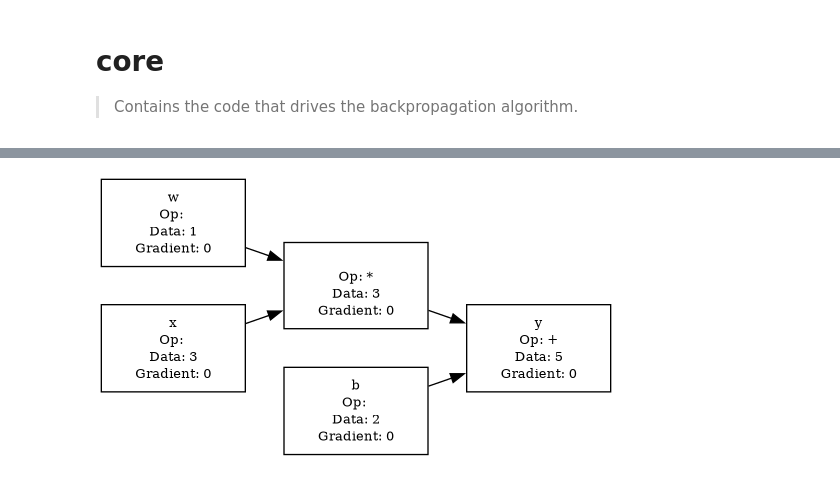
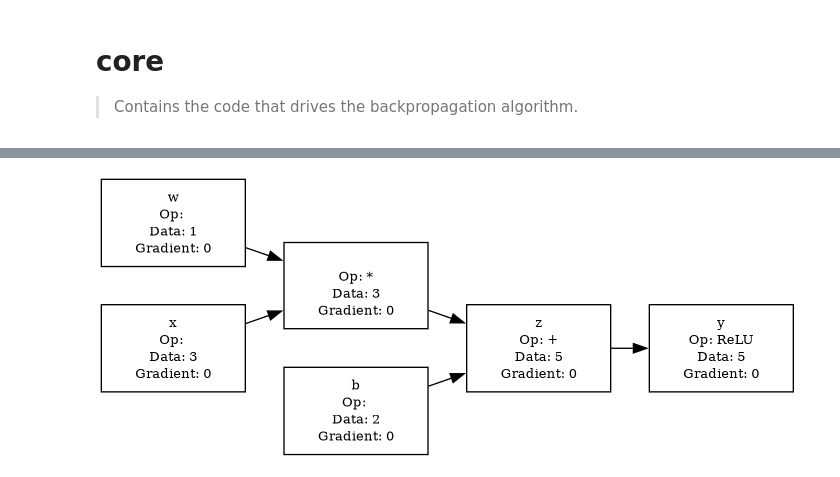
Before and after one commit to LawJarp-A/my-autograd, a Jupyter notebook: nbs/00_core.ipynb, the cells around one changed output, grey strips where cells are left out. Drawn from its saved outputs; the diff is of its cells as text; code cells hidden in the pictures.

Commit message:
add pow and relu

```diff
--- a/nbs/00_core.ipynb
+++ b/nbs/00_core.ipynb
@@ -12,9 +12,7 @@ from nbdev.showdoc import *
 
 # This class stores the Scalar values that we will use that contain the backpropagation information
 class Value:
-    '''
-    A scalar value that holds a gradient and a data value
-    '''
+    "This class stores the Scalar values that we will use that contain the backpropagation information"
     def __init__(self, data, _children=(), _op='', label=""):
         self.data = data
         self.grad = 0
@@ -30,6 +28,7 @@ class Value:
 
     # Addition
     def __add__(self, other):
+        "Define how addition works on the Value class"
         other = other if isinstance(other, Value) else Value(other)
         out = Value(self.data + other.data, (self, other), '+')
 
@@ -43,6 +42,7 @@ class Value:
 
     # Multiplication
     def __mul__(self, other):
+        "Define how multiplication works on the Value class"
         other = other if isinstance(other, Value) else Value(other)
         out = Value(self.data * other.data, (self, other), '*')
 
@@ -54,8 +54,31 @@ class Value:
 
         return out
 
+    # Power
+    def __pow__(self, other):
+        "Define how power works on the Value class"
+        assert isinstance(other, (int, float)), "only supporting int/float powers for now"
+        out = Value(self.data**other, (self,), f'**{other}')
+
+        def _backward():
+            self.grad += (other * self.data**(other-1)) * out.grad
+        out._backward = _backward
+
+        return out
+
+    def relu(self):
+        "Define how the ReLU function works on the Value class"
+        out = Value(0 if self.data < 0 else self.data, (self,), 'ReLU')
+
+        def _backward():
+            self.grad += (out.data > 0) * out.grad
+        out._backward = _backward
+
+        return out
+
     # The Backward function
     def backward(self):
+        "Define the backward function"
         # Start with a gradient of 1
         self.grad = 1
         # Topological sort
@@ -111,11 +154,12 @@ def draw_dag(v):
 # %%
 # Create a temp Value to test the graphviz function
 w = Value(1, label="w")
 b = Value(2, label="b")
 x = Value(3, label="x")
-y = w * x + b; y.label = "y"
+z = w * x + b; z.label = "z"
+y = z.relu(); y.label = "y"
 
 # Draw the graphviz DAG
 draw_dag(y)
 # %% [output]
-[figure, old version]
+[figure, new version]
```
Also changed, not shown: parts of 3 cells of this notebook, 6 other files.
